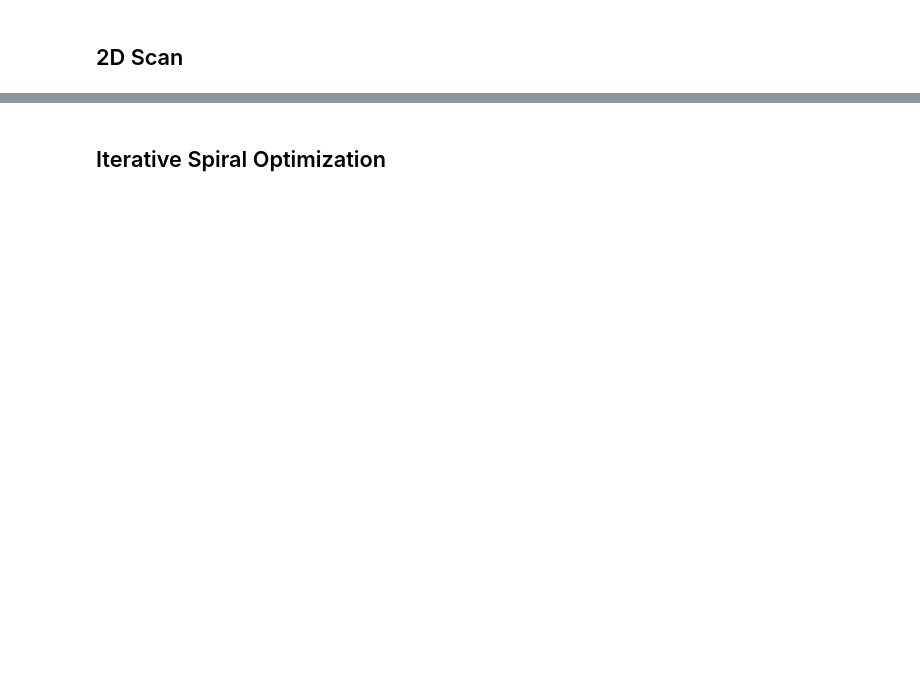
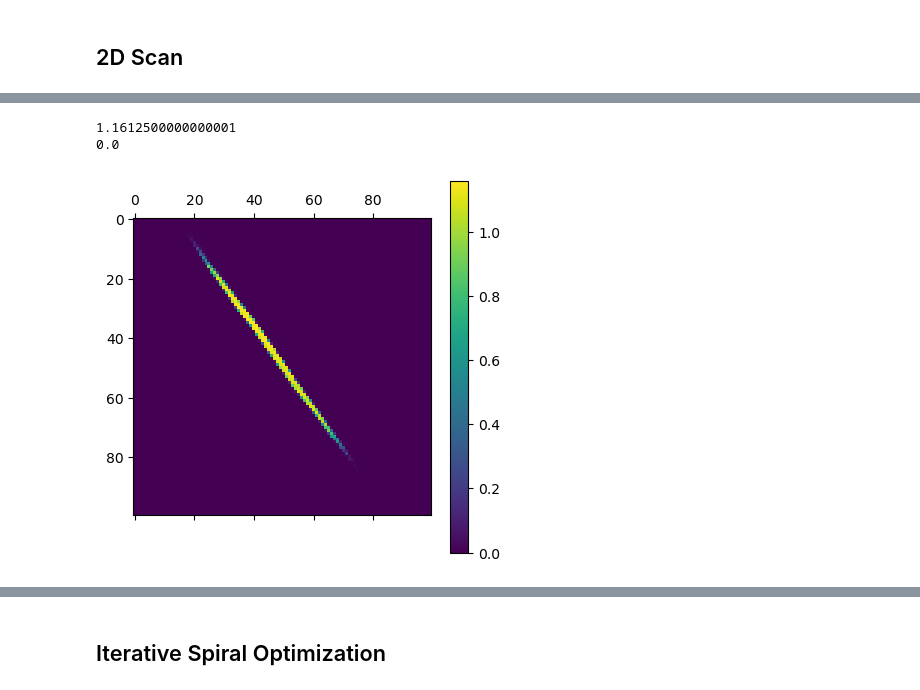
Before and after one commit to Stockholm254/servotest, a Jupyter notebook: src/expctl/servers/servoaligner/servocomp.ipynb, the cells around one changed output, grey strips where cells are left out. Saved outputs shown, nothing was run; the diff lists cells and outputs as text; code cells hidden in the pictures; blank space fills up the shorter version.

Commit message:
servo aligner 4.0

```diff
--- a/src/expctl/servers/servoaligner/servocomp.ipynb
+++ b/src/expctl/servers/servoaligner/servocomp.ipynb
@@ -57,4 +46,0 @@ Servo 1x: 0.0 deg
-# %%
-goal_position_list = [2048,2048,2048,2048,2048,2048,2048,2048]
-print(goal_position_list)
-servos.set_angle(goal_position_list)
@@ -119,7 +58,7 @@ def callback_func(para,
     if not debug:
         goal_position_list  = r2nd(list(para_nr_move))
         # print(goal_position_list)
-        servos.set_angle(goal_position_list)
+        servos.set_position(goal_position_list)
         #
         data_cache = []
         for m in range(2):
@@ -131,5 +70,6 @@ def callback_func(para,
         return tuple(para),z
 
 cf0 = lambda para: callback_func(para, pos_mask=POS_ALL_MASK)
+# cf0([0,0,0,0,0,0,0,0])
 cf0([0,0,0,0,0,0,0,0])
 # %% [output]
@@ -162,8 +79,24 @@ callback_func([30,0], pos_mask=A_X_Y_MASK, jac=jac_pm_190, jac_master_mask=A_POS
+# %%
+def accept_func_XXDOT_1(xy):
+    x,y = xy[0],xy[1]
+    slope=1.35
+    b=5
+    return np.abs(y-x*slope-b)<80
+def accept_func_YYDOT_1(xy):
+    x,y = xy[0],xy[1]
+    slope=-1.36
+    b=5
+    return np.abs(y-x*slope-b)<80
+# %%
+ZERO_XXDOT_1 = [-6.93742197e+01 ,0,-9.18508692e+01,0,0,0,0,0]
+ZERO_YYDOT_1 = [-6.93742197e+01 ,3.48430647e+01,-9.18508692e+01,-4.93558643e+01,0,0,0,0]
 # %%
-N_pts = 12
-SCAN_RANGE = 190
-POS_MASK = A_X_Y_MASK
-cf = lambda para: callback_func(para, pos_mask=POS_MASK, jac=jac_pm_190, jac_master_mask=A_POS_ALL_MASK)
-# cf = lambda para: callback_func(para, pos_mask=POS_MASK, jac=np.eye(4), jac_master_mask=A_POS_ALL_MASK)
-X,Y,Z = motor_2d_scan(N_pts,SCAN_RANGE,servos,cf)
+N_pts = 100
+SCAN_RANGE = 600
+POS_MASK = A_X_XDOT_MASK
+# cf = lambda para: callback_func(para, pos_mask=POS_MASK)
+cf = lambda para: callback_func(para, zero=ZERO_YYDOT_1, pos_mask=POS_MASK)
+# cf = lambda para: callback_func(para, pos_mask=POS_MASK, jac=jac_pm_190, jac_master_mask=A_POS_ALL_MASK)
+# X,Y,Z = motor_2d_scan(N_pts,SCAN_RANGE,servos,cf)
+X,Y,Z = motor_2d_scan(N_pts,SCAN_RANGE,servos,cf,accept_func=accept_func_XXDOT_1)
 # %% [output]
@@ -186,0 +105,3 @@ X,Y,Z = motor_2d_scan(N_pts,SCAN_RANGE,servos,cf)
+1.1612500000000001
+0.0
+[figure, added]
```
Also changed, not shown: parts of 20 cells of this notebook, 14 other files.
